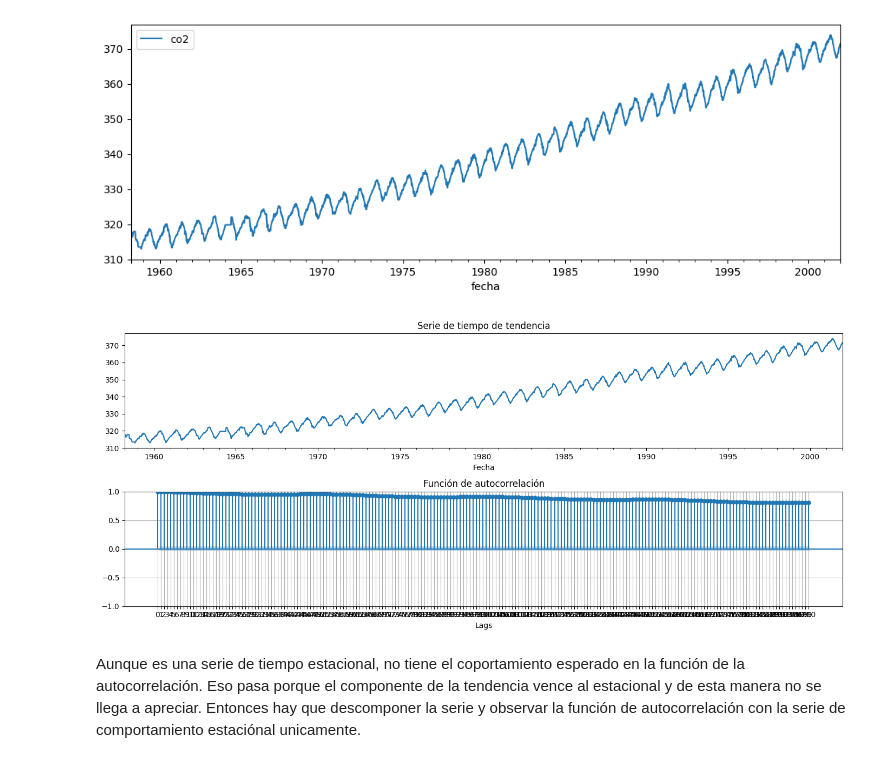
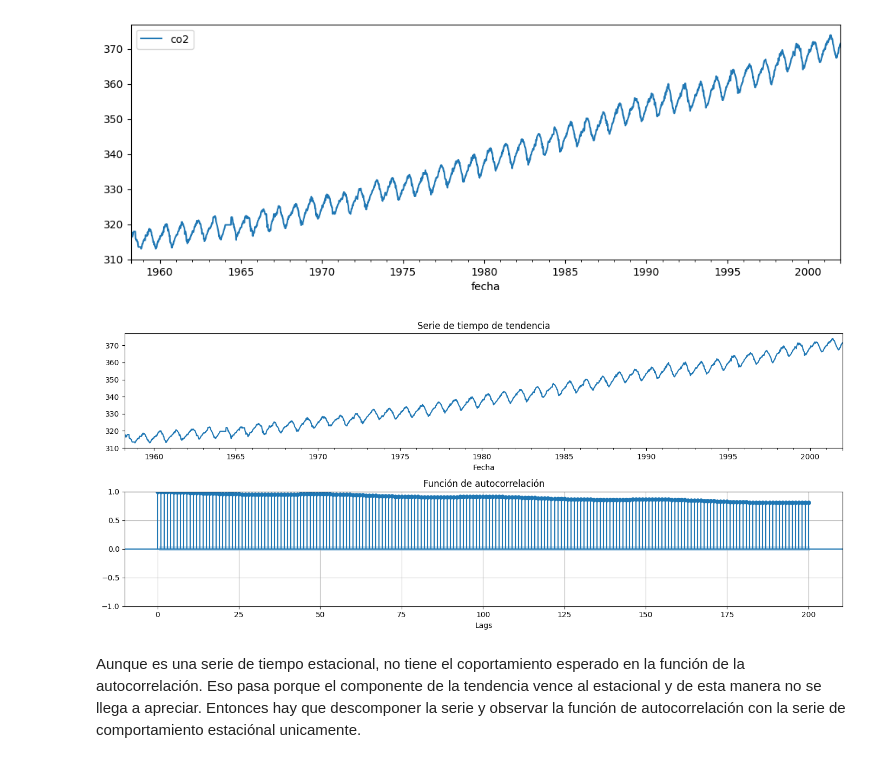
Before and after one commit to JairRamosG/Series_de_Tiempo, a Jupyter notebook: Analisis_Exploratorio/04_autocorrelacion.ipynb, the cells around one changed output. Drawn from its saved outputs; the diff is of its cells as text; code cells hidden in the pictures.

```diff
--- a/Analisis_Exploratorio/04_autocorrelacion.ipynb
+++ b/Analisis_Exploratorio/04_autocorrelacion.ipynb
@@ -297,24 +297,23 @@ co2.plot(figsize=(12,4))
 # %%
 fig, ax = plt.subplots(2, 1, figsize = (14, 6))
 
 co2['co2'].plot(ax = ax[0])
 ax[0].set_title('Serie de tiempo de tendencia')
 ax[0].set_xlabel('Fecha')
 
 LAGS = 200
 tsaplots.plot_acf(co2['co2'].to_numpy(),
                 adjusted = True,
                 lags = LAGS,
                 alpha = 0.05,
                 bartlett_confint = False,
                 ax = ax[1])
 ax[1].set_title('Función de autocorrelación')
 ax[1].set_xlabel('Lags')
-ax[1].set_xticks(range(0, LAGS+1))
 ax[1].grid()
 fig.tight_layout()
 # %% [output]
-[figure, old version]
+[figure, new version]
 # %% [markdown]
 Aunque es una serie de tiempo estacional, no tiene el coportamiento esperado en la función de la autocorrelación. Eso pasa porque el componente de la tendencia vence al estacional y de esta manera no se llega a apreciar. Entonces hay que descomponer la serie y observar la función de autocorrelación con la serie de comportamiento estaciónal unicamente.
 # %%
```
